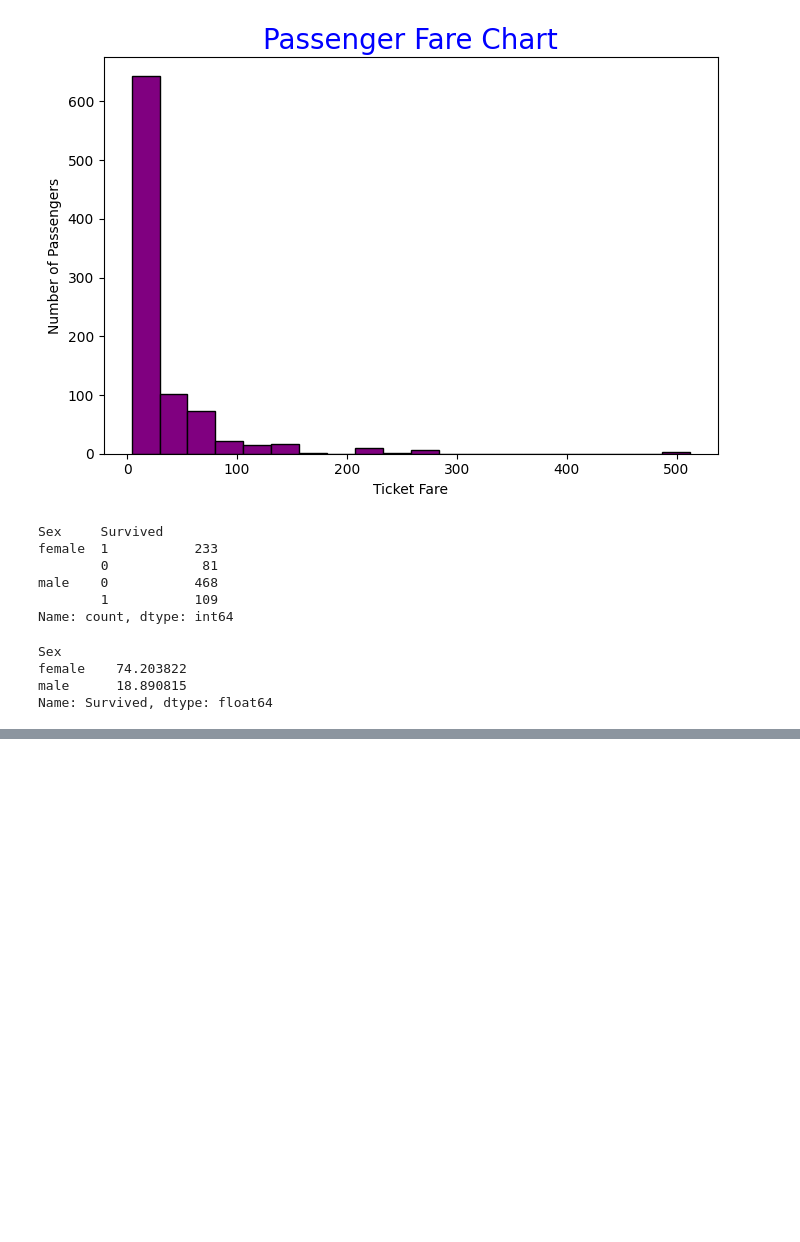
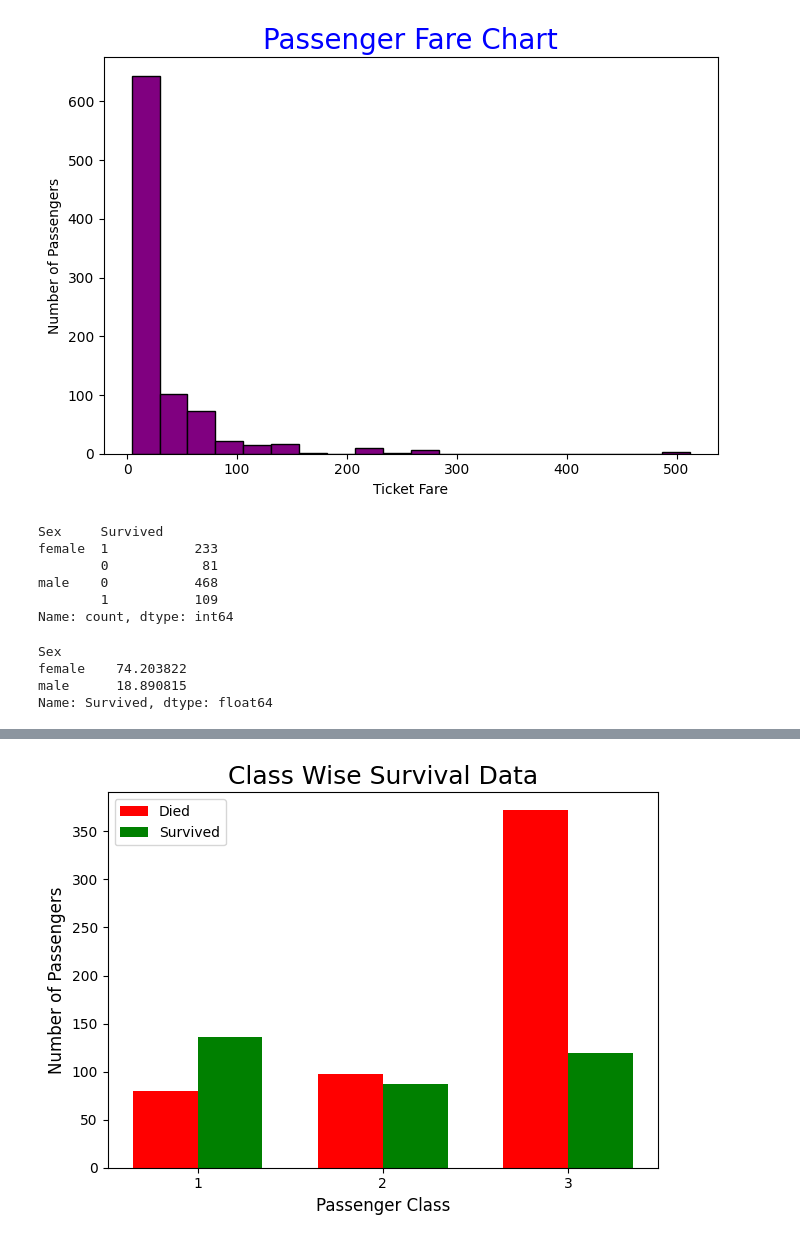
Before and after one commit to mdgolamrabbi22/Pandas, a Jupyter notebook: Project/Titanic Data/Titanic_Dataset_clean.ipynb, the cells around one changed output, grey strips where cells are left out. Drawn from its saved outputs; the diff is of its cells as text; code cells hidden in the pictures; blank space fills up the shorter version.

```diff
--- a/Project/Titanic Data/Titanic_Dataset_clean.ipynb
+++ b/Project/Titanic Data/Titanic_Dataset_clean.ipynb
@@ -437,0 +482,30 @@ plt.figure()
+# %%
+survival = pd.crosstab(df["Pclass"],df["Survived"])
+x = np.arange(len(survival.index))
+width = 0.35
+
+plt.bar(
+    x - width/2,
+    survival[0],
+    width,
+    label="Died",
+    color="red"
+)
+
+plt.bar(
+    x + width/2,
+    survival[1],
+    width,
+    label="Survived",
+    color="green"
+)
+
+plt.xticks(x , survival.index)
+plt.title("Class Wise Survival Data", size=18)
+plt.xlabel("Passenger Class", size=12)
+plt.ylabel("Number of Passengers", size=12)
+plt.legend()
+plt.tight_layout()
+plt.show()
+# %% [output]
+[figure, added]
```
Also changed, not shown: parts of 7 cells of this notebook, 11 other files.
